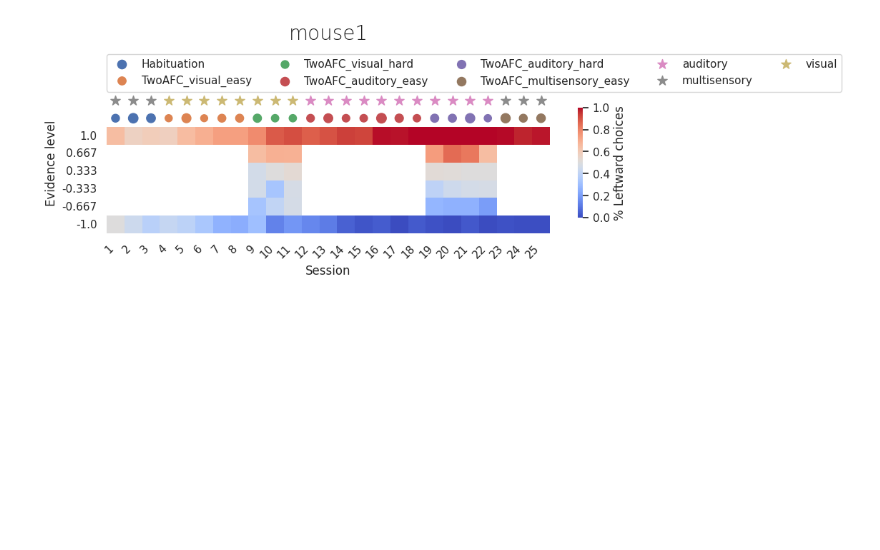
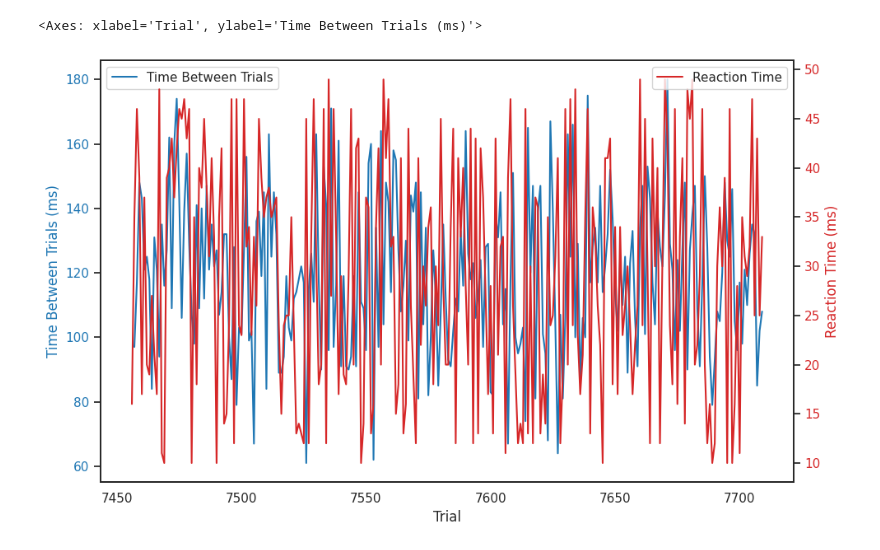
Before and after one commit to LearningCircuitsLab/lecilab-behavior-analysis, a Jupyter notebook: lecilab_behavior_analysis/plot_testing.ipynb, the cells around one changed output. Cells and saved outputs as stored; diff of their text form; code cells hidden in the pictures; blank space fills up the shorter version.

```diff
--- a/lecilab_behavior_analysis/plot_testing.ipynb
+++ b/lecilab_behavior_analysis/plot_testing.ipynb
@@ -26,10 +23,7 @@ fig = session_summary_figure(sdf, mouse, perf_window=25)
-# %%
-from lecilab_behavior_analysis.df_transforms import summary_matrix
-from lecilab_behavior_analysis.plots import summary_matrix_plot
-
-sm, dict = summary_matrix(df)
-fig = plt.subplots(figsize=(10, 10))
-summary_matrix_plot(sm, dict, "mouse1")
-plt.show()
-# %% [output]
-[figure, removed]
+# %%
+from lecilab_behavior_analysis.figure_maker import plot_time_between_trials_and_reaction_time
+plot_time_between_trials_and_reaction_time(sdf)
+# TODO Eloi: add the time between trials and reaction time to the session summary figure
+# %% [output]
+<Axes: xlabel='Trial', ylabel='Time Between Trials (ms)'>
+[figure, added]
```
Also changed, not shown: parts of 3 cells of this notebook, 2 other files.
